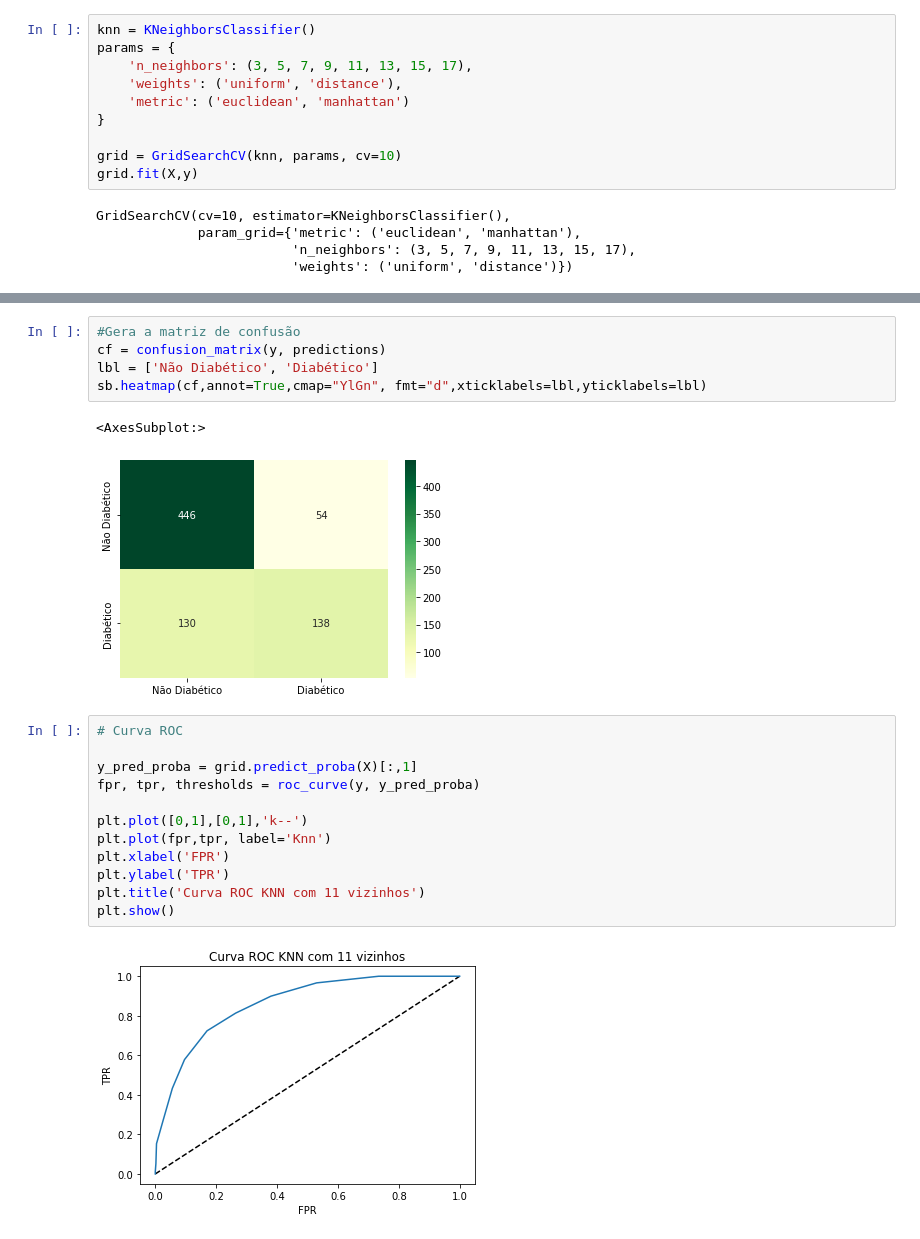
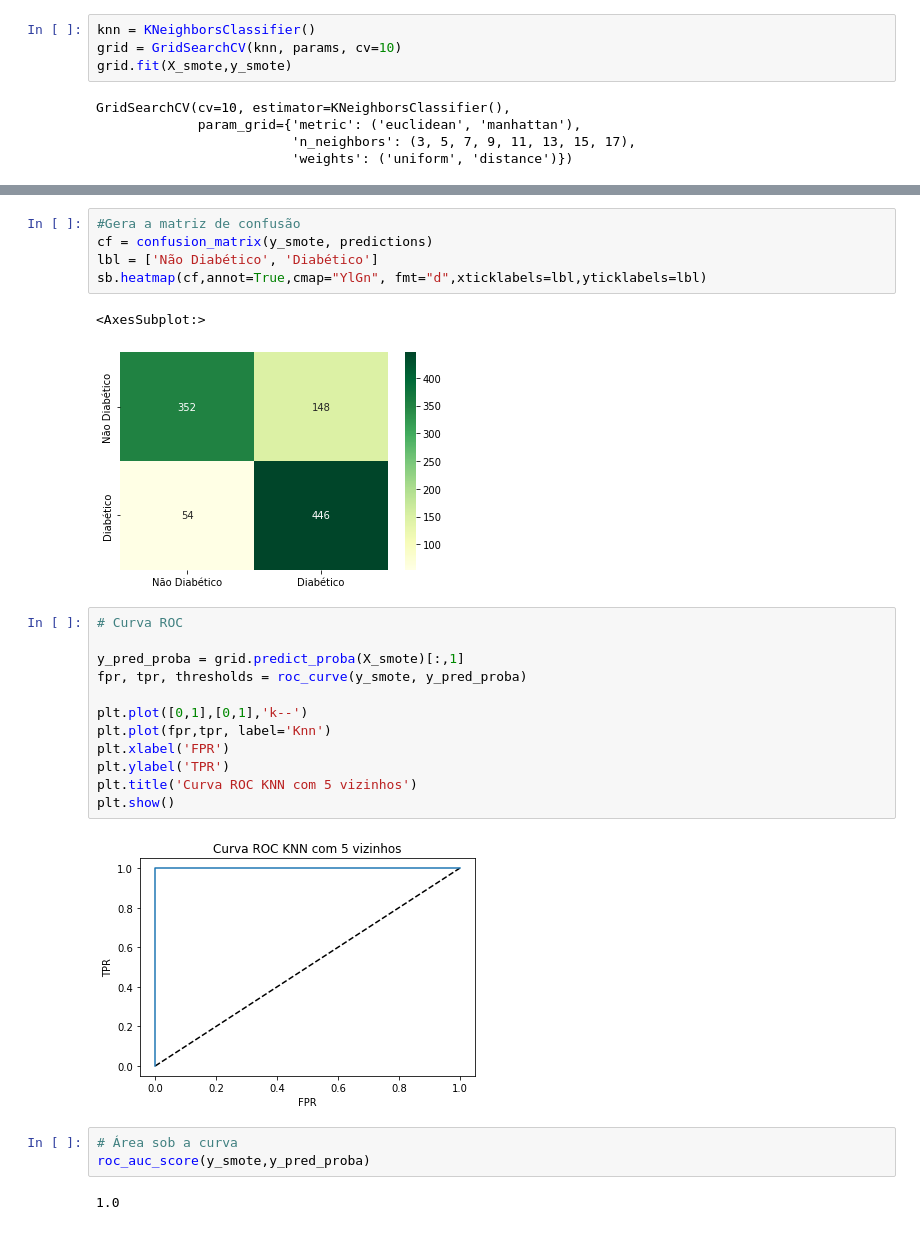
Before and after one commit to Marcellofabrizio/Notebooks, a Jupyter notebook: Pima Indians Diabetes Database/ClassifierComparison.ipynb, the cells around one changed output, grey strips where cells are left out. Saved outputs shown, nothing was run; the diff lists cells and outputs as text.

```diff
--- a/Pima Indians Diabetes Database/ClassifierComparison.ipynb
+++ b/Pima Indians Diabetes Database/ClassifierComparison.ipynb
@@ -427,13 +454,7 @@ from sklearn.neighbors import KNeighborsClassifier
 # %%
 knn = KNeighborsClassifier()
-params = {
-    'n_neighbors': (3, 5, 7, 9, 11, 13, 15, 17),
-    'weights': ('uniform', 'distance'),
-    'metric': ('euclidean', 'manhattan')
-}
-
 grid = GridSearchCV(knn, params, cv=10)
-grid.fit(X,y)
+grid.fit(X_smote,y_smote)
 # %% [output]
 GridSearchCV(cv=10, estimator=KNeighborsClassifier(),
              param_grid={'metric': ('euclidean', 'manhattan'),
@@ -454,22 +475,27 @@ Acurâcia obtida com o melhor modelo: 76.04166666666666%
 # %%
 #Gera a matriz de confusão
-cf = confusion_matrix(y, predictions)
+cf = confusion_matrix(y_smote, predictions)
 lbl = ['Não Diabético', 'Diabético']
 sb.heatmap(cf,annot=True,cmap="YlGn", fmt="d",xticklabels=lbl,yticklabels=lbl)
 # %% [output]
 <AxesSubplot:>
-[figure, old version]
+[figure, new version]
 # %%
 # Curva ROC
 
-y_pred_proba = grid.predict_proba(X)[:,1]
-fpr, tpr, thresholds = roc_curve(y, y_pred_proba)
+y_pred_proba = grid.predict_proba(X_smote)[:,1]
+fpr, tpr, thresholds = roc_curve(y_smote, y_pred_proba)
 
 plt.plot([0,1],[0,1],'k--')
 plt.plot(fpr,tpr, label='Knn')
 plt.xlabel('FPR')
 plt.ylabel('TPR')
-plt.title('Curva ROC KNN com 11 vizinhos')
+plt.title('Curva ROC KNN com 5 vizinhos')
 plt.show()
 # %% [output]
-[figure, old version]
+[figure, new version]
+# %%
+# Área sob a curva
+roc_auc_score(y_smote,y_pred_proba)
+# %% [output]
+1.0
```
Also changed, not shown: parts of 68 cells of this notebook.
